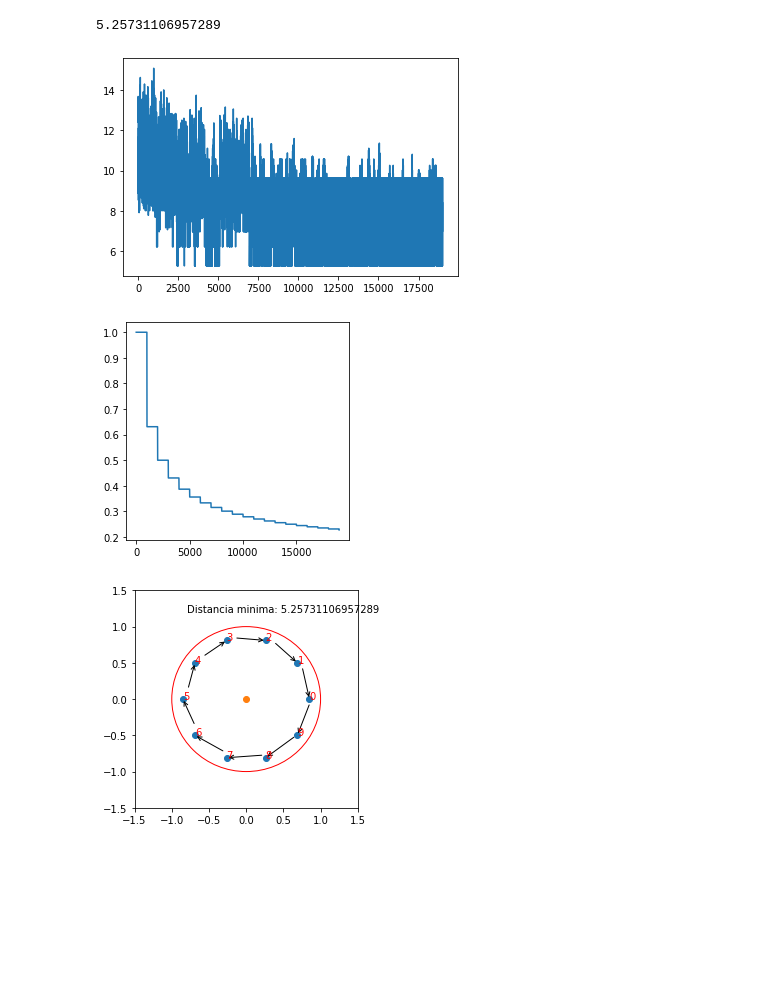
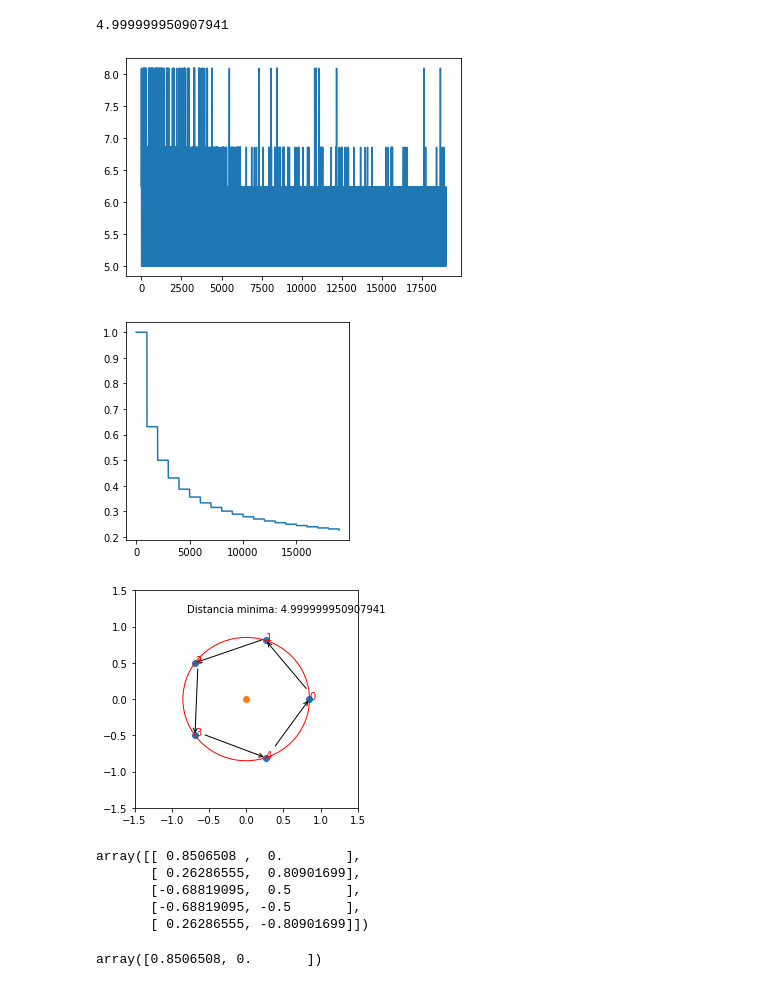
Before and after one commit to VRavaglia/Otimizacao-Natural, a Jupyter notebook: Trabalhos/Trabalho1.ipynb, the cells around one changed output. Cells and saved outputs as stored; diff of their text form; code cells hidden in the pictures; blank space fills up the shorter version.

```diff
--- a/Trabalhos/Trabalho1.ipynb
+++ b/Trabalhos/Trabalho1.ipynb
@@ -5,7 +5,7 @@ import numpy as np
 import matplotlib.pyplot as plt
 
 # Ordem de caminhos inicial aleatoria
-cidades = 10
+cidades = 5
 ordem = np.arange(cidades)
 np.random.shuffle(ordem[1:])
 ordemHat = ordem
@@ -39,7 +39,6 @@ def J(ordem):
     distTot = 0
     for i in range(1, cidades):
         dist = np.linalg.norm(x[ordem[i]]-x[ordem[i-1]])
-        iAnterior = i
         distTot += dist
 
     dist = np.linalg.norm(x[ordem[i]]-x[ordem[0]])
@@ -72,34 +71,46 @@ while k < Kmax:
 
     if n % N == 0:
         k += 1
 #         print(k/Kmax*100)
         T = T0/(np.log2(1 + k))
 
     distancias.append(Jit)
     temperaturas.append(T)
 
 # Visualização do resultado final
 
 plt.plot(distancias)
 plt.subplots(figsize=(4, 4))
 plt.plot(temperaturas)
 
 fig, ax = plt.subplots(figsize=(4, 4))
 ax.scatter(x[:,0], x[:,1])
 ax.scatter(0, 0)
 ax.add_patch(plt.Circle((0, 0), raioPentagono, color='r', fill=False))
 plt.xlim([-1.5, 1.5])
 plt.ylim([-1.5, 1.5])
 
 print(J(ordemMin))
 for i in range(0, cidades):
     plt.annotate(text=str(ordemMin[i-1]), xy=(x[ordemMin[i]]), xytext=(x[ordemMin[i-1]]), color='r', arrowprops=dict(arrowstyle='->'))
 
 plt.annotate(text="Distancia minima: " + str(Jmin), xy=(-0.8,1.2), xytext=(-0.8,1.2))
 
 plt.show()
 # %% [output]
-5.25731106957289
+4.999999950907941
-[figure, old version]
+[figure, new version]
 [figure]
-[figure, old version]
+[figure, new version]
+# %%
+x
+# %% [output]
+array([[ 0.8506508 ,  0.        ],
+       [ 0.26286555,  0.80901699],
+       [-0.68819095,  0.5       ],
+       [-0.68819095, -0.5       ],
+       [ 0.26286555, -0.80901699]])
+# %%
+x[0]
+# %% [output]
+array([0.8506508, 0.       ])
```
Also changed, not shown: 23 other files.
